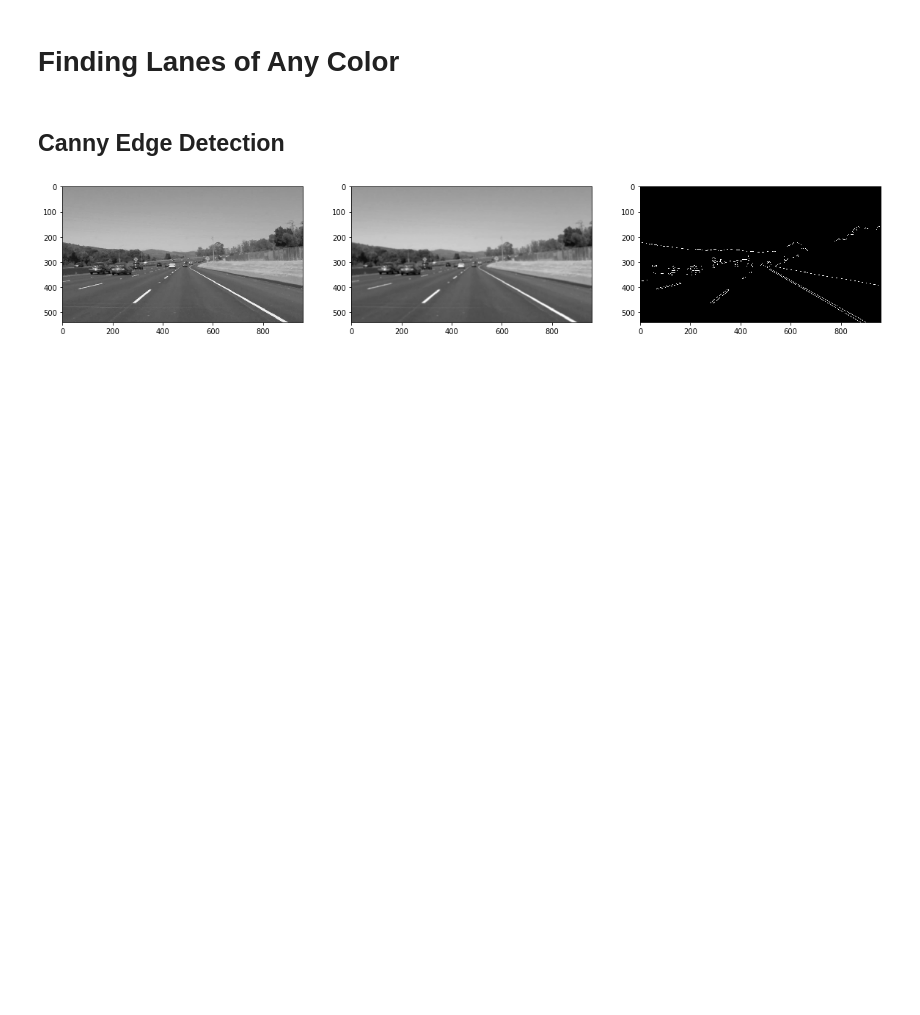
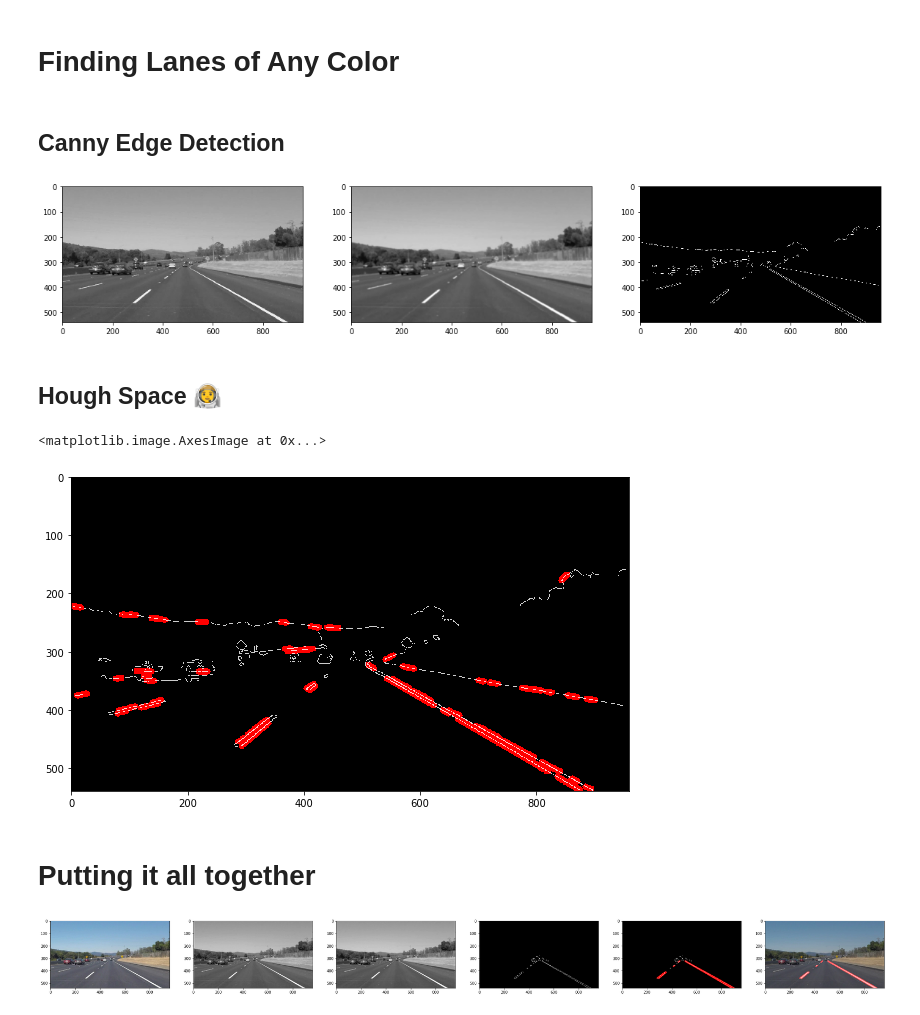
Before and after one commit to sorinmuchi/CarND-LaneLines-P1, a Jupyter notebook: Exercises.ipynb, the cells around one changed output. Drawn from its saved outputs; the diff is of its cells as text; code cells hidden in the pictures; blank space fills up the shorter version.

Commit message:
Compute Lane Line parameters in Hough Space, and draw a red overlay. Combine everything weve learnt to generate a color image with highlighted lanes

```diff
--- a/Exercises.ipynb
+++ b/Exercises.ipynb
@@ -122,7 +122,7 @@ blur_gray = cv2.GaussianBlur(gray,(kernel_size, kernel_size), 0)
 # Define parameters for Canny and run it
 low_threshold = 50
 high_threshold = 150
-edges = cv2.Canny(blur_gray, low_threshold, high_threshold)
+masked_edges = cv2.Canny(blur_gray, low_threshold, high_threshold)
 # %%
 f, axarr = plt.subplots(1,3, figsize=(20,20))
 axarr[0].imshow(gray, cmap='gray')
@@ -131,3 +131,14 @@ axarr[2].imshow(edges, cmap='Greys_r')
 plt.show()
 # %% [output]
 [figure]
+# %% [markdown]
+## Hough Space 👨‍🚀
+# %%
+rho = 1
+theta = np.pi/180
+threshold = 1
+min_line_length = 10
+max_line_gap = 1
+
+# Blank copy for edge drawing
+line_image = np.copy(image)*0
@@ -133,0 +154,13 @@ plt.show()
+# %%
+# Create a "color" binary image to combine with line image
+color_edges = np.dstack((masked_edges, masked_edges, masked_edges))
+# Combine the colored edges image and the gray edges image
+combo = cv2.addWeighted(color_edges, 0.8, line_image, 1, 0)
+# %%
+plt.figure(figsize=(10,10))
+plt.imshow(combo)
+# %% [output]
+<matplotlib.image.AxesImage at 0x...>
+[figure, added]
+# %% [markdown]
+# Putting it all together
@@ -133,0 +211,11 @@ plt.show()
+# %%
+f, axarr = plt.subplots(1,6, figsize=(40,40))
+axarr[0].imshow(image)
+axarr[1].imshow(gray, cmap='gray')
+axarr[2].imshow(blur_gray, cmap='gray')
+axarr[3].imshow(masked_edges, cmap='Greys_r')
+axarr[4].imshow(combo, cmap='Greys_r')
+axarr[5].imshow(color_combo)
+plt.show()
+# %% [output]
+[figure, added]
```
Also changed, not shown: parts of 4 cells of this notebook.
